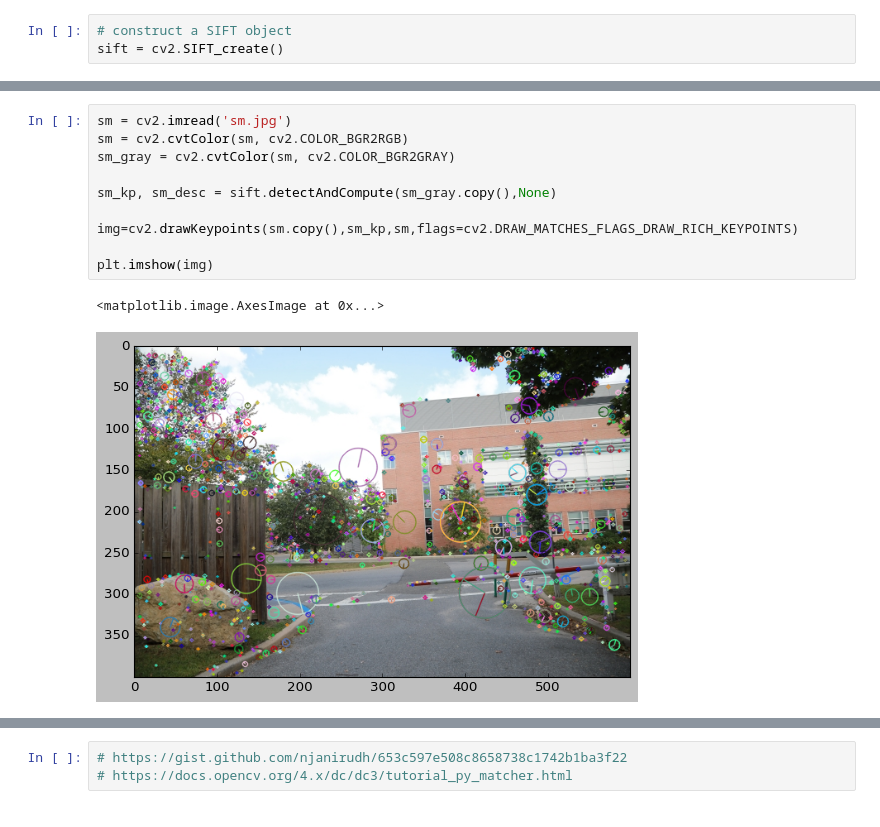
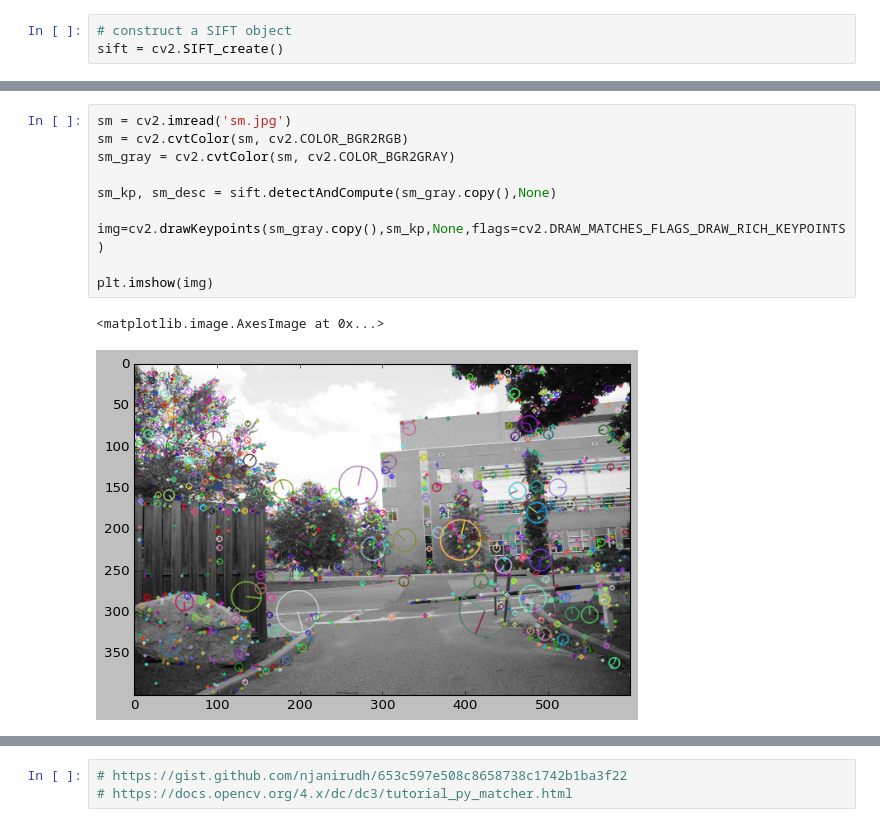
Before and after one commit to TahaTabatabaei/computer-vision, a Jupyter notebook: hw7/main.ipynb, the cells around one changed output, grey strips where cells are left out. Drawn from its saved outputs; the diff is of its cells as text.

```diff
--- a/hw7/main.ipynb
+++ b/hw7/main.ipynb
@@ -40,16 +40,16 @@ plt.imshow(img)
 # %%
 sm = cv2.imread('sm.jpg')
 sm = cv2.cvtColor(sm, cv2.COLOR_BGR2RGB)
 sm_gray = cv2.cvtColor(sm, cv2.COLOR_BGR2GRAY)
 
 sm_kp, sm_desc = sift.detectAndCompute(sm_gray.copy(),None)
 
-img=cv2.drawKeypoints(sm.copy(),sm_kp,sm,flags=cv2.DRAW_MATCHES_FLAGS_DRAW_RICH_KEYPOINTS)
+img=cv2.drawKeypoints(sm_gray.copy(),sm_kp,None,flags=cv2.DRAW_MATCHES_FLAGS_DRAW_RICH_KEYPOINTS)
 
 plt.imshow(img)
 # %% [output]
 <matplotlib.image.AxesImage at 0x...>
-[figure, old version]
+[figure, new version]
 # %%
 sr = cv2.imread('sr.jpg')
 sr = cv2.cvtColor(sr, cv2.COLOR_BGR2RGB)
```
Also changed, not shown: parts of 11 cells of this notebook, 5 other files.
